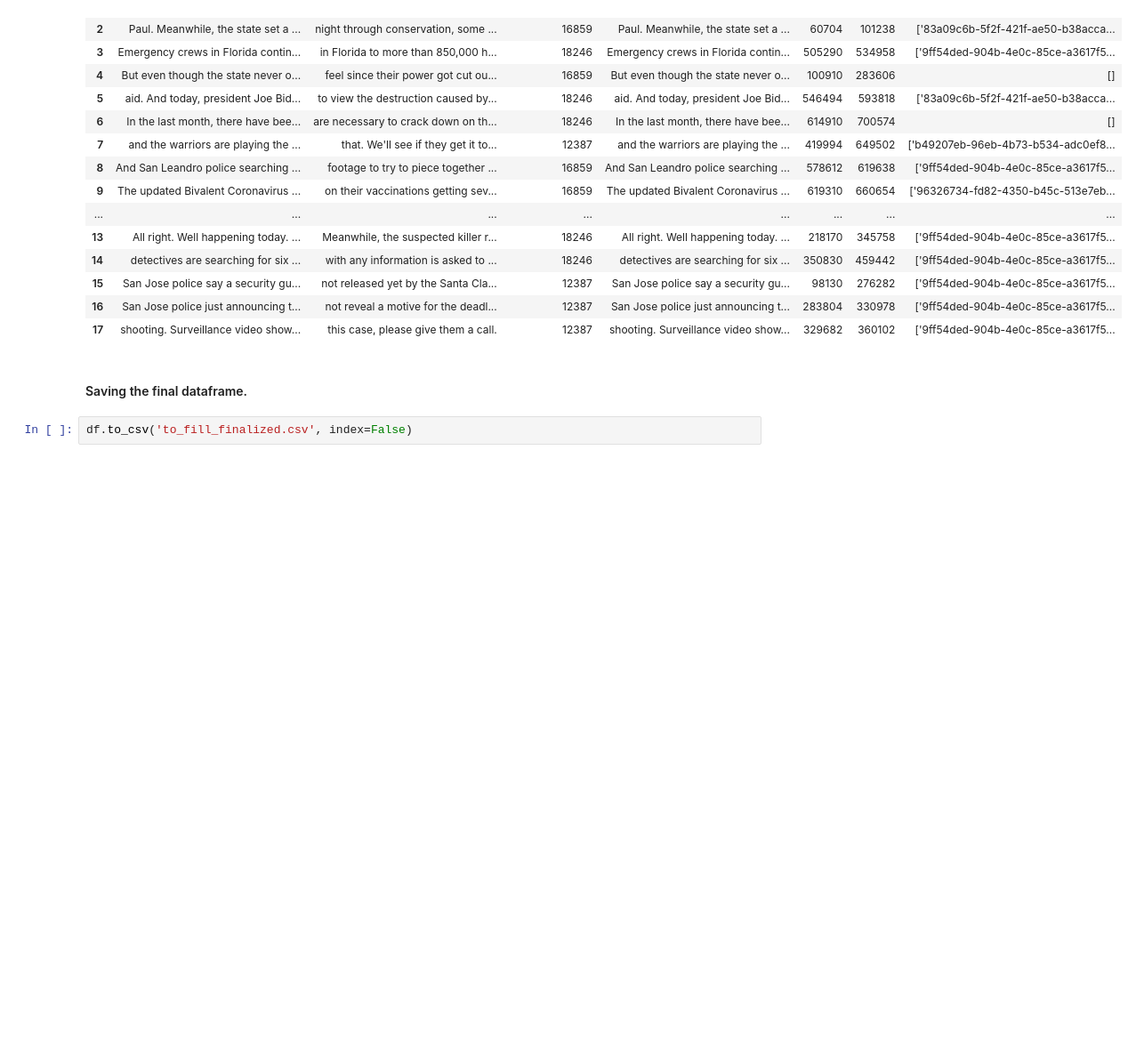
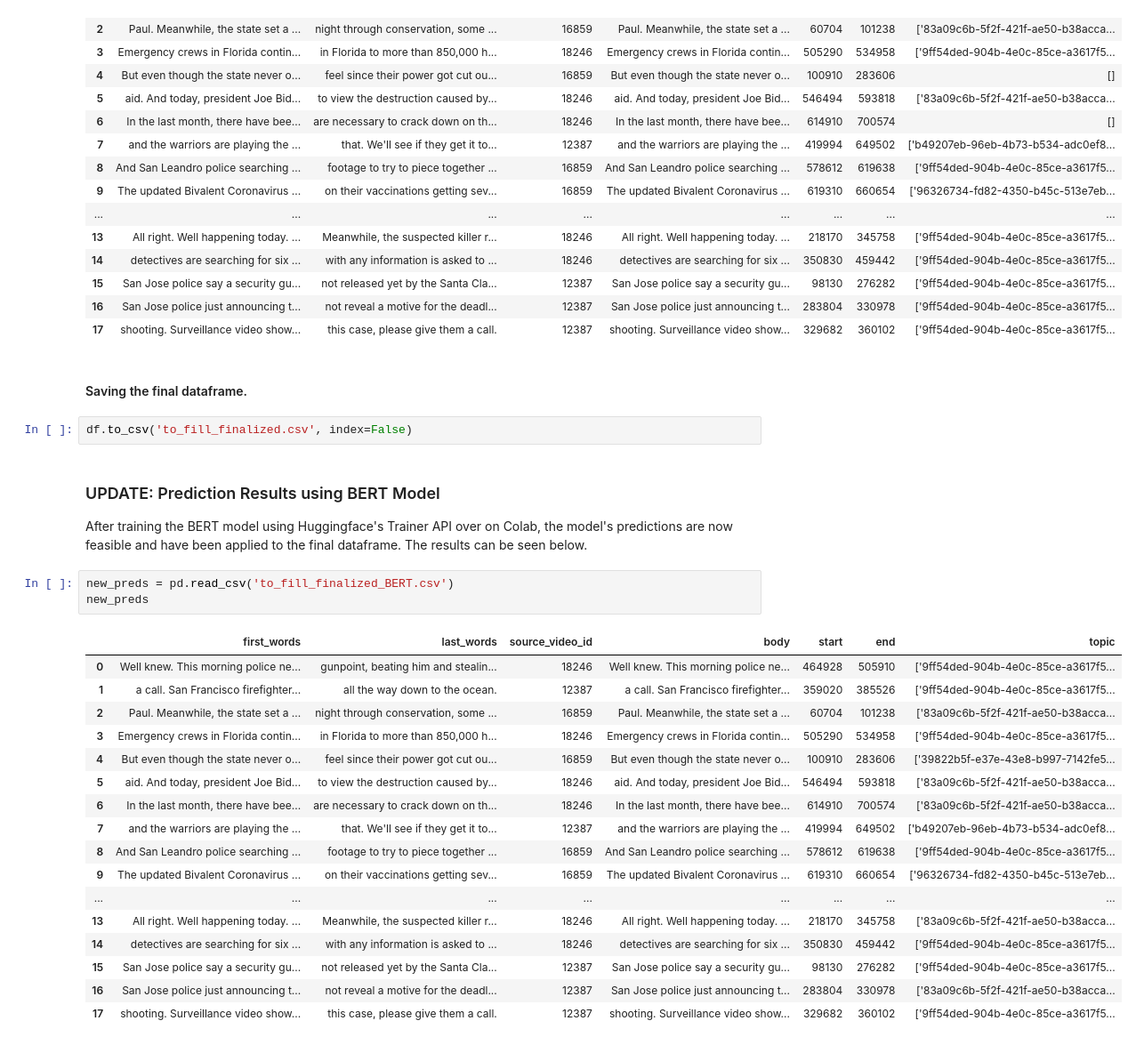
Before and after one commit to Vandalious/datacolab-transcription-task, a Jupyter notebook: main.ipynb, the cells around one changed output. Shown at 89% size. Drawn from its saved outputs; the diff is of its cells as text; blank space fills up the shorter version.

```diff
--- a/main.ipynb
+++ b/main.ipynb
@@ -417,3 +416,28 @@ df
 #### Saving the final dataframe.
 # %%
 df.to_csv('to_fill_finalized.csv', index=False)
+# %% [markdown]
+### UPDATE: Prediction Results using BERT Model
+After training the BERT model using Huggingface's Trainer API over on Colab, the model's predictions are now
+feasible and have been applied to the final dataframe. The results can be seen below.
+# %%
+new_preds = pd.read_csv('to_fill_finalized_BERT.csv')
+new_preds
+# %% [output]
+|  | first_words | last_words | source_video_id | body | start | end | topic |
+| 0 | Well knew. This morning police ne... | gunpoint, beating him and stealin... | 18246 | Well knew. This morning police ne... | 464928 | 505910 | ['9ff54ded-904b-4e0c-85ce-a3617f5... |
+| 1 | a call. San Francisco firefighter... | all the way down to the ocean. | 12387 | a call. San Francisco firefighter... | 359020 | 385526 | ['9ff54ded-904b-4e0c-85ce-a3617f5... |
+| 2 | Paul. Meanwhile, the state set a ... | night through conservation, some ... | 16859 | Paul. Meanwhile, the state set a ... | 60704 | 101238 | ['83a09c6b-5f2f-421f-ae50-b38acca... |
+| 3 | Emergency crews in Florida contin... | in Florida to more than 850,000 h... | 18246 | Emergency crews in Florida contin... | 505290 | 534958 | ['9ff54ded-904b-4e0c-85ce-a3617f5... |
+| 4 | But even though the state never o... | feel since their power got cut ou... | 16859 | But even though the state never o... | 100910 | 283606 | ['39822b5f-e37e-43e8-b997-7142fe5... |
+| 5 | aid. And today, president Joe Bid... | to view the destruction caused by... | 18246 | aid. And today, president Joe Bid... | 546494 | 593818 | ['83a09c6b-5f2f-421f-ae50-b38acca... |
+| 6 | In the last month, there have bee... | are necessary to crack down on th... | 18246 | In the last month, there have bee... | 614910 | 700574 | ['83a09c6b-5f2f-421f-ae50-b38acca... |
+| 7 | and the warriors are playing the ... | that. We'll see if they get it to... | 12387 | and the warriors are playing the ... | 419994 | 649502 | ['b49207eb-96eb-4b73-b534-adc0ef8... |
+| 8 | And San Leandro police searching ... | footage to try to piece together ... | 16859 | And San Leandro police searching ... | 578612 | 619638 | ['9ff54ded-904b-4e0c-85ce-a3617f5... |
+| 9 | The updated Bivalent Coronavirus ... | on their vaccinations getting sev... | 16859 | The updated Bivalent Coronavirus ... | 619310 | 660654 | ['96326734-fd82-4350-b45c-513e7eb... |
+| ... | ... | ... | ... | ... | ... | ... | ... |
+| 13 | All right. Well happening today. ... | Meanwhile, the suspected killer r... | 18246 | All right. Well happening today. ... | 218170 | 345758 | ['83a09c6b-5f2f-421f-ae50-b38acca... |
+| 14 | detectives are searching for six ... | with any information is asked to ... | 18246 | detectives are searching for six ... | 350830 | 459442 | ['9ff54ded-904b-4e0c-85ce-a3617f5... |
+| 15 | San Jose police say a security gu... | not released yet by the Santa Cla... | 12387 | San Jose police say a security gu... | 98130 | 276282 | ['9ff54ded-904b-4e0c-85ce-a3617f5... |
+| 16 | San Jose police just announcing t... | not reveal a motive for the deadl... | 12387 | San Jose police just announcing t... | 283804 | 330978 | ['83a09c6b-5f2f-421f-ae50-b38acca... |
+| 17 | shooting. Surveillance video show... | this case, please give them a call. | 12387 | shooting. Surveillance video show... | 329682 | 360102 | ['9ff54ded-904b-4e0c-85ce-a3617f5... |
```
Also changed, not shown: parts of 12 cells of this notebook, 7 other files.
